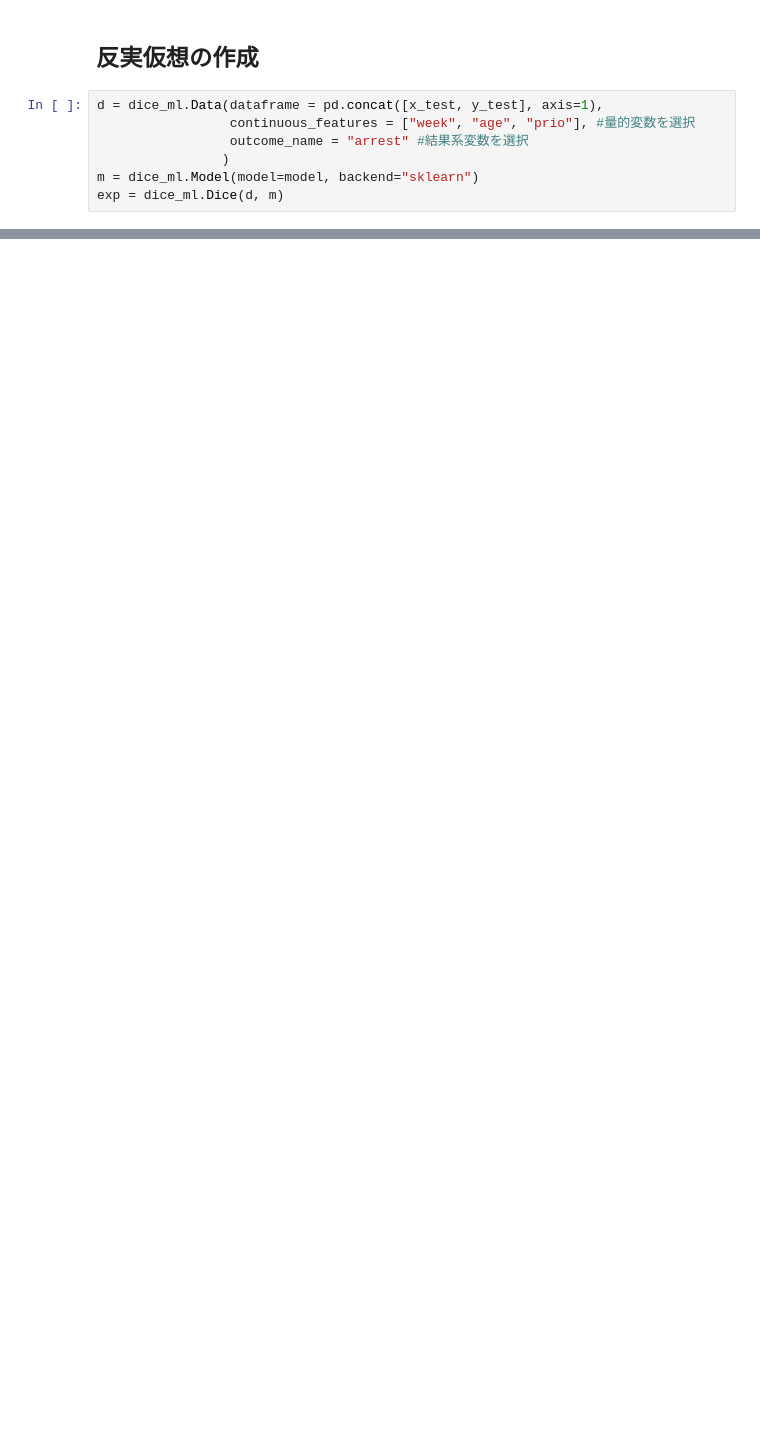
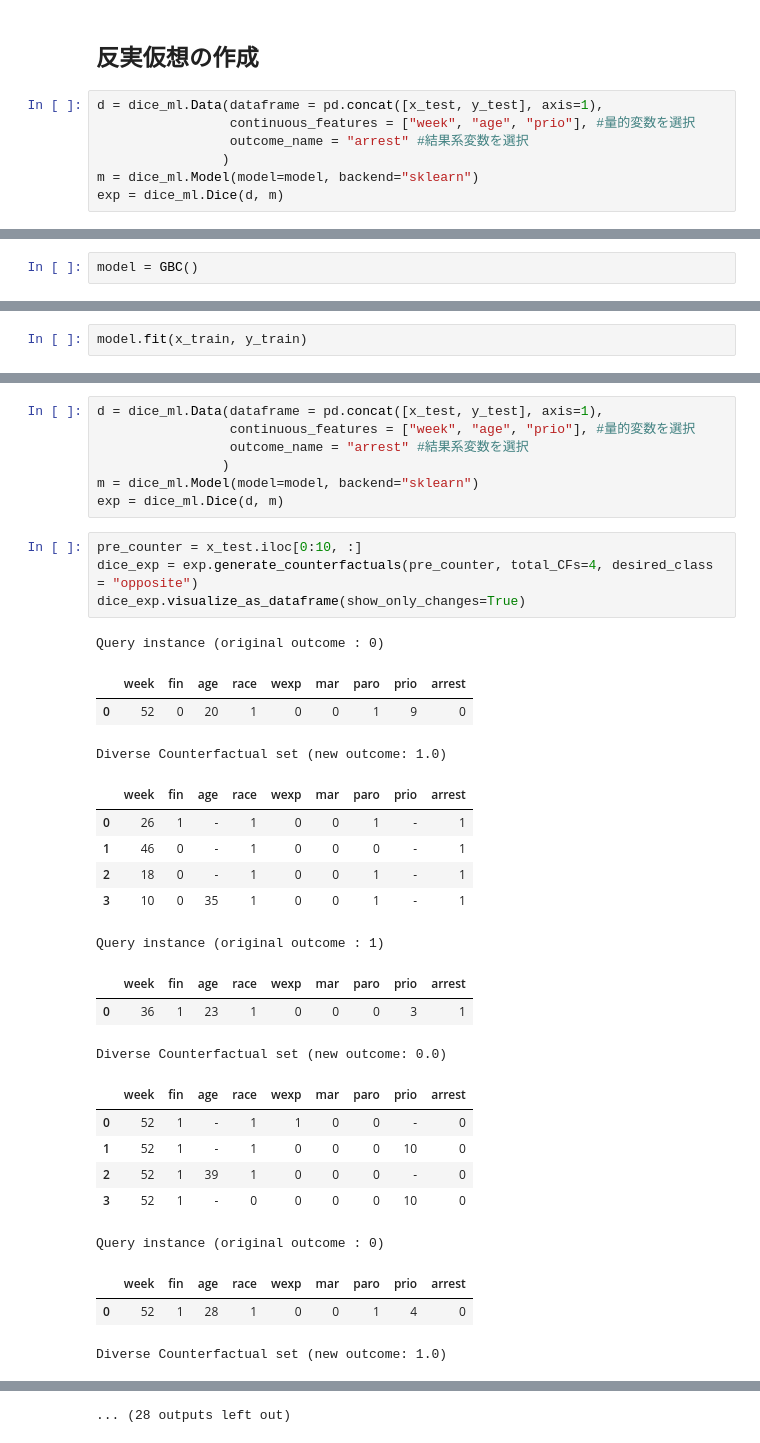
Before and after one commit to NTanaka1994/DataAnalysis, a Jupyter notebook: 説明性の観点/XDNN.ipynb, the cells around one changed output, grey strips where cells are left out. Drawn from its saved outputs; the diff is of its cells as text; blank space fills up the shorter version.

```diff
--- a/説明性の観点/XDNN.ipynb
+++ b/説明性の観点/XDNN.ipynb
@@ -95,0 +112,2 @@ Diverse Counterfactual set (new outcome: 0.0)
+# %%
+model = GBC()
@@ -95,0 +116,2 @@ Diverse Counterfactual set (new outcome: 0.0)
+# %%
+model.fit(x_train, y_train)
@@ -95,0 +140,34 @@ Diverse Counterfactual set (new outcome: 0.0)
+# %%
+d = dice_ml.Data(dataframe = pd.concat([x_test, y_test], axis=1),
+                 continuous_features = ["week", "age", "prio"], #量的変数を選択
+                 outcome_name = "arrest" #結果系変数を選択
+                )
+m = dice_ml.Model(model=model, backend="sklearn")
+exp = dice_ml.Dice(d, m)
+# %%
+pre_counter = x_test.iloc[0:10, :]
+dice_exp = exp.generate_counterfactuals(pre_counter, total_CFs=4, desired_class = "opposite")
+dice_exp.visualize_as_dataframe(show_only_changes=True)
+# %% [output]
+Query instance (original outcome : 0)
+|  | week | fin | age | race | wexp | mar | paro | prio | arrest |
+| 0 | 52 | 0 | 20 | 1 | 0 | 0 | 1 | 9 | 0 |
+Diverse Counterfactual set (new outcome: 1.0)
+|  | week | fin | age | race | wexp | mar | paro | prio | arrest |
+| 0 | 26 | 1 | - | 1 | 0 | 0 | 1 | - | 1 |
+| 1 | 46 | 0 | - | 1 | 0 | 0 | 0 | - | 1 |
+| 2 | 18 | 0 | - | 1 | 0 | 0 | 1 | - | 1 |
+| 3 | 10 | 0 | 35 | 1 | 0 | 0 | 1 | - | 1 |
+Query instance (original outcome : 1)
+|  | week | fin | age | race | wexp | mar | paro | prio | arrest |
+| 0 | 36 | 1 | 23 | 1 | 0 | 0 | 0 | 3 | 1 |
+Diverse Counterfactual set (new outcome: 0.0)
+|  | week | fin | age | race | wexp | mar | paro | prio | arrest |
+| 0 | 52 | 1 | - | 1 | 1 | 0 | 0 | - | 0 |
+| 1 | 52 | 1 | - | 1 | 0 | 0 | 0 | 10 | 0 |
+| 2 | 52 | 1 | 39 | 1 | 0 | 0 | 0 | - | 0 |
+| 3 | 52 | 1 | - | 0 | 0 | 0 | 0 | 10 | 0 |
+Query instance (original outcome : 0)
+|  | week | fin | age | race | wexp | mar | paro | prio | arrest |
+| 0 | 52 | 1 | 28 | 1 | 0 | 0 | 1 | 4 | 0 |
+Diverse Counterfactual set (new outcome: 1.0)
@@ -95,0 +179 @@ Diverse Counterfactual set (new outcome: 0.0)
+... (28 outputs left out)
```
Also changed, not shown: parts of 12 cells of this notebook.
